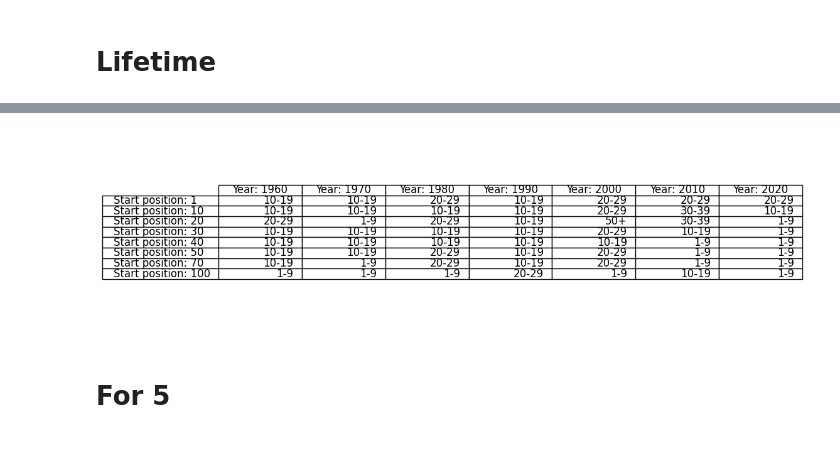
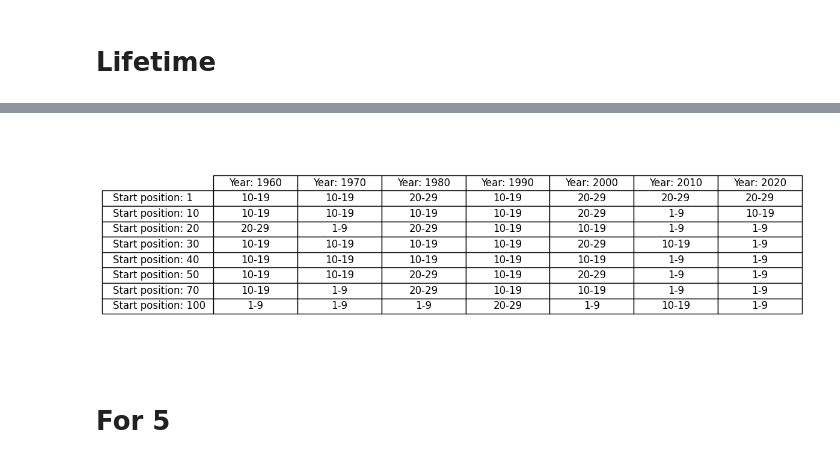
Before and after one commit to martalech/pop_charts_dynamics, a Jupyter notebook: paper/ml_experiments.ipynb, the cells around one changed output, grey strips where cells are left out. Cells and saved outputs as stored; diff of their text form; code cells hidden in the pictures.

```diff
--- a/paper/ml_experiments.ipynb
+++ b/paper/ml_experiments.ipynb
@@ -374,28 +376,50 @@ def reverse_mapping(mapping):
 # %%
 all_start_positions = billboard_hot_100_5_ml["first_position"].unique()
 all_start_positions.sort()
 all_years = billboard_hot_100_5_ml["year"].unique()
 all_years.sort()
 predicted_lifetimes = {}
 selected_start_positions = [1, 10, 20, 30, 40, 50, 70, 100]
 selected_years = [1960, 1970, 1980, 1990, 2000, 2010, 2020]
 for start_position in selected_start_positions:
     for year in selected_years:
         X_test = pd.DataFrame({"year": [year], "first_position": [start_position]})
         X_test = scaler.transform(X_test)
         y_pred = model.predict(X_test)
         predicted_lifetimes[(start_position, year)] = reverse_mapping(mapping)[y_pred[0]]
 
 # plot predicted lifetimes
 plt.figure(figsize=(12, 4))
-plt.table(cellText=[[predicted_lifetimes[(start_position, year)] for year in selected_years] for start_position in selected_start_positions],
+# Create the table
+tab = plt.table(cellText=[[predicted_lifetimes[(start_position, year)] for year in selected_years] for start_position in selected_start_positions],
             rowLabels=[f"Start position: {start_position}" for start_position in selected_start_positions],
             colLabels=[f"Year: {year}" for year in selected_years],
-            loc='center')
+            loc='center', colLoc='center', cellLoc='center')
+
+tab.scale(1, 1.3)
+
+# Generate LaTeX code for the table
+latex_code = "\\begin{tabular}{l" + "c" * len(selected_years) + "}\n\\toprule\n"
+latex_code += "Entry Position & " + " & ".join([f"Year: {year}" for year in selected_years]) + " \\\\\n"
+latex_code += "\\midrule\n"
+
+for start_position in selected_start_positions:
+    row = [f"Position: {start_position}"]
+    for year in selected_years:
+        row.append(predicted_lifetimes[(start_position, year)])
+    latex_code += " & ".join(map(str, row)) + " \\\\\n"
+
+latex_code += "\\bottomrule\n\\end{tabular}"
+
+# Save LaTeX code to file
+with open("predicted_lifetimes.txt", "w") as f:
+    f.write(latex_code)
 plt.axis("off")
+plt.tight_layout()
+plt.savefig("appendix/predicted_lifetimes.jpg", format="jpg", dpi=300)
 plt.show()
 # %% [output]
-[figure, old version]
+[figure, new version]
 # %% [markdown]
 # For 5
 # %%
```
Also changed, not shown: parts of 3 cells of this notebook, 25 other files.
